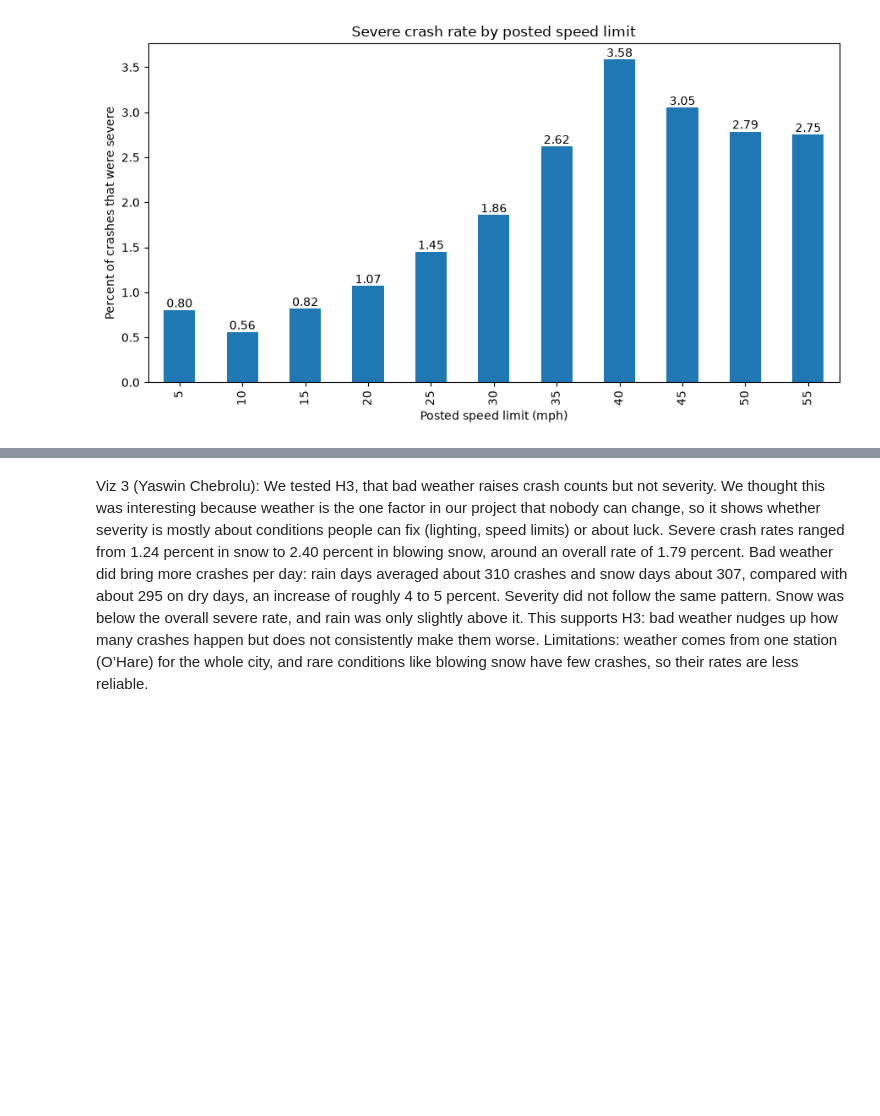
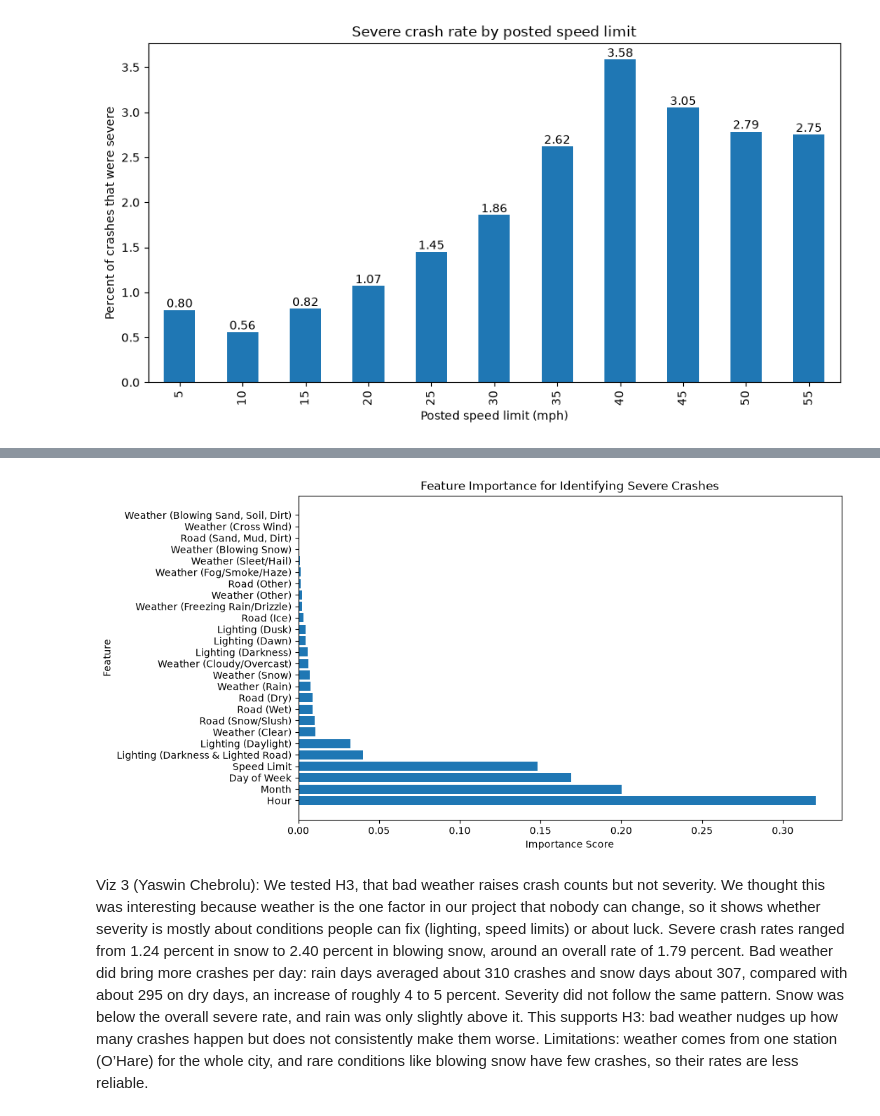
Before and after one commit to YaswinChebrolu/Chicago-Traffic-Crash-Trends, a Jupyter notebook: notebooks/progress_report.ipynb, the cells around one changed output, grey strips where cells are left out. Saved outputs shown, nothing was run; the diff lists cells and outputs as text; code cells hidden in the pictures; blank space fills up the shorter version.

```diff
--- a/notebooks/progress_report.ipynb
+++ b/notebooks/progress_report.ipynb
@@ -10,11 +10,16 @@ GitHub repository: https://github.com/YaswinChebrolu/Chicago-Traffic-Crash-Trend
 import pandas as pd
 import numpy as np
 import matplotlib.pyplot as plt
+from pathlib import Path
 from scipy.stats import chi2_contingency
 
+
+path = Path("data/cleaned_crashes.csv.gz")
+if not path.exists():
+    path = Path("../data/cleaned_crashes.csv.gz")
 # This notebook lives in the notebooks folder, so the data path goes up one level.
 # Download cleaned_crashes.csv.gz from the team Drive link and put it in the data folder.
-df = pd.read_csv("../data/cleaned_crashes.csv.gz", parse_dates=["crash_date"], low_memory=False)
+df = pd.read_csv(path, parse_dates=["crash_date"], low_memory=False)
 print(df.shape)
 df.head()
 # %% [output]
@@ -252,3 +255,68 @@ Viz 2 (member name): [Hypothesis tested, why it is interesting, and what the cha
+# %%
+# Viz 2 (Axel Alvarez)
+from sklearn.ensemble import RandomForestClassifier #Random Forest
+from sklearn.model_selection import train_test_split  #library to make the splits
+
+#Filter to only contain columns analyzed - speed limit, lighting, weather, road surface, hour, day of week, and month
+features = ['posted_speed_limit', 'lighting_condition', 'weather_condition', 'roadway_surface_cond', 'crash_hour', 'crash_day_of_week', 'crash_month', 'severe']
+filtData = df.loc[:, features]
+
+for feature in features:
+    filtData = filtData[filtData[feature].notna()] #We don't want any values that are null for any of the features (as it will cause an error in ML steps)
+
+#convert columns with text values into numbers
+filtData = pd.get_dummies(filtData)
+
+#rename columns otherwise it looks like a lot
+rename = { 'posted_speed_limit': 'Speed Limit', 'crash_hour': 'Hour', 'crash_day_of_week': 'Day of Week', 'crash_month': 'Month',
+           'lighting_condition_DARKNESS': 'Lighting (Darkness)', 'lighting_condition_DARKNESS, LIGHTED ROAD': 'Lighting (Darkness & Lighted Road)',
+           'lighting_condition_DAWN': 'Lighting (Dawn)', 'lighting_condition_DAYLIGHT': 'Lighting (Daylight)', 'lighting_condition_DUSK': 'Lighting (Dusk)',
+           'weather_condition_RAIN': 'Weather (Rain)', 'weather_condition_SEVERE CROSS WIND GATE': 'Weather (Cross Wind)', 'weather_condition_SLEET/HAIL': 'Weather (Sleet/Hail)',
+           'weather_condition_BLOWING SAND, SOIL, DIRT': 'Weather (Blowing Sand, Soil, Dirt)', 'weather_condition_BLOWING SNOW': 'Weather (Blowing Snow)', 'weather_condition_CLEAR': 'Weather (Clear)',
+           'weather_condition_CLOUDY/OVERCAST': 'Weather (Cloudy/Overcast)', 'weather_condition_FOG/SMOKE/HAZE': 'Weather (Fog/Smoke/Haze)', 'weather_condition_FREEZING RAIN/DRIZZLE': 'Weather (Freezing Rain/Drizzle)',
+           'weather_condition_SNOW': 'Weather (Snow)', 'weather_condition_OTHER': 'Weather (Other)', 'roadway_surface_cond_DRY': 'Road (Dry)', 'roadway_surface_cond_ICE': 'Road (Ice)', 'roadway_surface_cond_OTHER': 'Road (Other)',
+           'roadway_surface_cond_SAND, MUD, DIRT': 'Road (Sand, Mud, Dirt)', 'roadway_surface_cond_SNOW OR SLUSH': 'Road (Snow/Slush)', 'roadway_surface_cond_WET': 'Road (Wet)'
+    }
+filtData = filtData.rename(columns=rename)
+
+#This is used to assign the features onto X and the label to y
+columnIndex = []
+for i in range(27):
+    if i == 4:
+        columnIndex.append(i)
+
+#Create train test split
+X = filtData.drop(['severe'], axis = 1)
+
+y = filtData['severe']
+X_train, X_test, y_train, y_test = train_test_split(X, y, test_size=0.2, random_state=42, stratify = y)
+
+#This is too not have to load it again later during the ML section
+LaterX, LaterY = X, y
+Ml_X_train, ML_X_test, Ml_y_train, Ml_y_test = X_train, X_test, y_train, y_test
+
+# Making random forest model and fit
+rf = RandomForestClassifier(n_estimators=100, class_weight = 'balanced', random_state = 42, min_samples_leaf=5)
+rf.fit(X_train, y_train)
+
+#Variable to store the importance scores of the features
+importances = rf.feature_importances_
+
+#make dataframe
+feature_imp_df = pd.DataFrame({'Feature': X.columns, 'Importance': importances})
+feature_imp_df = feature_imp_df.sort_values(by='Importance', ascending=False)
+
+feature_imp_df.rename(columns={'old_name': 'new_name'})
+
+#Plot the features in ascending scores based on importance
+plt.figure(figsize=(10, 6))
+plt.barh(feature_imp_df['Feature'], feature_imp_df['Importance'])
+plt.xlabel('Importance Score')
+plt.ylabel('Feature')
+plt.title('Feature Importance for Identifying Severe Crashes')
+plt.show()
+# %% [output]
+[figure, added]
 # %% [markdown]
 Viz 3 (Yaswin Chebrolu): We tested H3, that bad weather raises crash counts but not severity. We thought this was interesting because weather is the one factor in our project that nobody can change, so it shows whether severity is mostly about conditions people can fix (lighting, speed limits) or about luck. Severe crash rates ranged from 1.24 percent in snow to 2.40 percent in blowing snow, around an overall rate of 1.79 percent. Bad weather did bring more crashes per day: rain days averaged about 310 crashes and snow days about 307, compared with about 295 on dry days, an increase of roughly 4 to 5 percent. Severity did not follow the same pattern. Snow was below the overall severe rate, and rain was only slightly above it. This supports H3: bad weather nudges up how many crashes happen but does not consistently make them worse. Limitations: weather comes from one station (O’Hare) for the whole city, and rare conditions like blowing snow have few crashes, so their rates are less reliable.
 # %%
```
Also changed, not shown: parts of 7 cells of this notebook.
